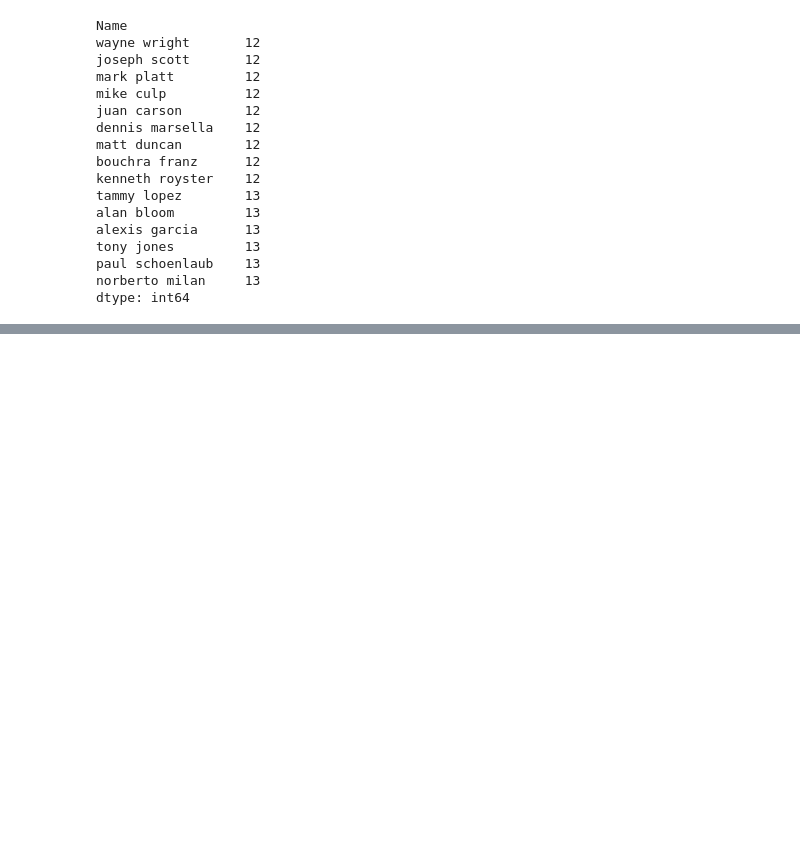
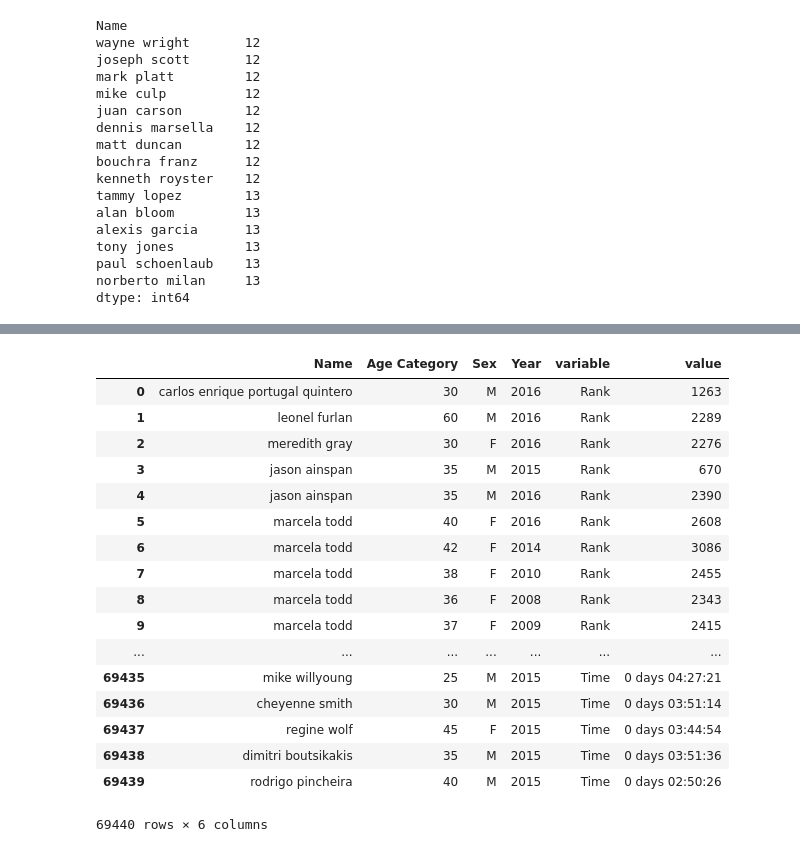
Before and after one commit to stawaway/Mini-project-1, a Jupyter notebook: Cleaning Project 1.ipynb, the cells around one changed output, grey strips where cells are left out. Cells and saved outputs as stored; diff of their text form; code cells hidden in the pictures; blank space fills up the shorter version.

```diff
--- a/Cleaning Project 1.ipynb
+++ b/Cleaning Project 1.ipynb
@@ -152 +153,3 @@ pd.concat([marathon_data, num_marathons], keys = 'Name')
 62188 rows × 9 columns
+# %%
+marathon_data.drop_index = marathon_data.Name
@@ -152,0 +170,21 @@ pd.concat([marathon_data, num_marathons], keys = 'Name')
+# %%
+pd.melt(marathon_data, id_vars = ["Name", "Age Category","Sex","Year"], value_vars = ["Rank","Time"])
+# %% [output]
+|  | Name | Age Category | Sex | Year | variable | value |
+| 0 | carlos enrique portugal quintero | 30 | M | 2016 | Rank | 1263 |
+| 1 | leonel furlan | 60 | M | 2016 | Rank | 2289 |
+| 2 | meredith gray | 30 | F | 2016 | Rank | 2276 |
+| 3 | jason ainspan | 35 | M | 2015 | Rank | 670 |
+| 4 | jason ainspan | 35 | M | 2016 | Rank | 2390 |
+| 5 | marcela todd | 40 | F | 2016 | Rank | 2608 |
+| 6 | marcela todd | 42 | F | 2014 | Rank | 3086 |
+| 7 | marcela todd | 38 | F | 2010 | Rank | 2455 |
+| 8 | marcela todd | 36 | F | 2008 | Rank | 2343 |
+| 9 | marcela todd | 37 | F | 2009 | Rank | 2415 |
+| ... | ... | ... | ... | ... | ... | ... |
+| 69435 | mike willyoung | 25 | M | 2015 | Time | 0 days 04:27:21 |
+| 69436 | cheyenne smith | 30 | M | 2015 | Time | 0 days 03:51:14 |
+| 69437 | regine wolf | 45 | F | 2015 | Time | 0 days 03:44:54 |
+| 69438 | dimitri boutsikakis | 35 | M | 2015 | Time | 0 days 03:51:36 |
+| 69439 | rodrigo pincheira | 40 | M | 2015 | Time | 0 days 02:50:26 |
+69440 rows × 6 columns
```
Also changed, not shown: parts of 10 cells of this notebook.
